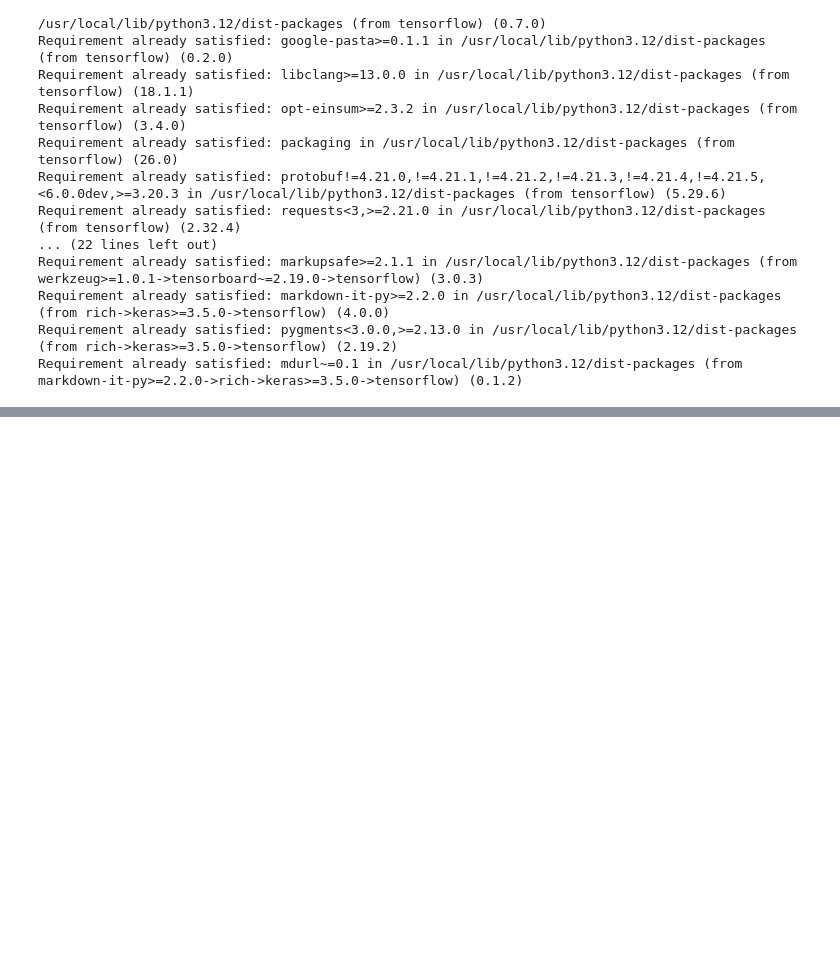
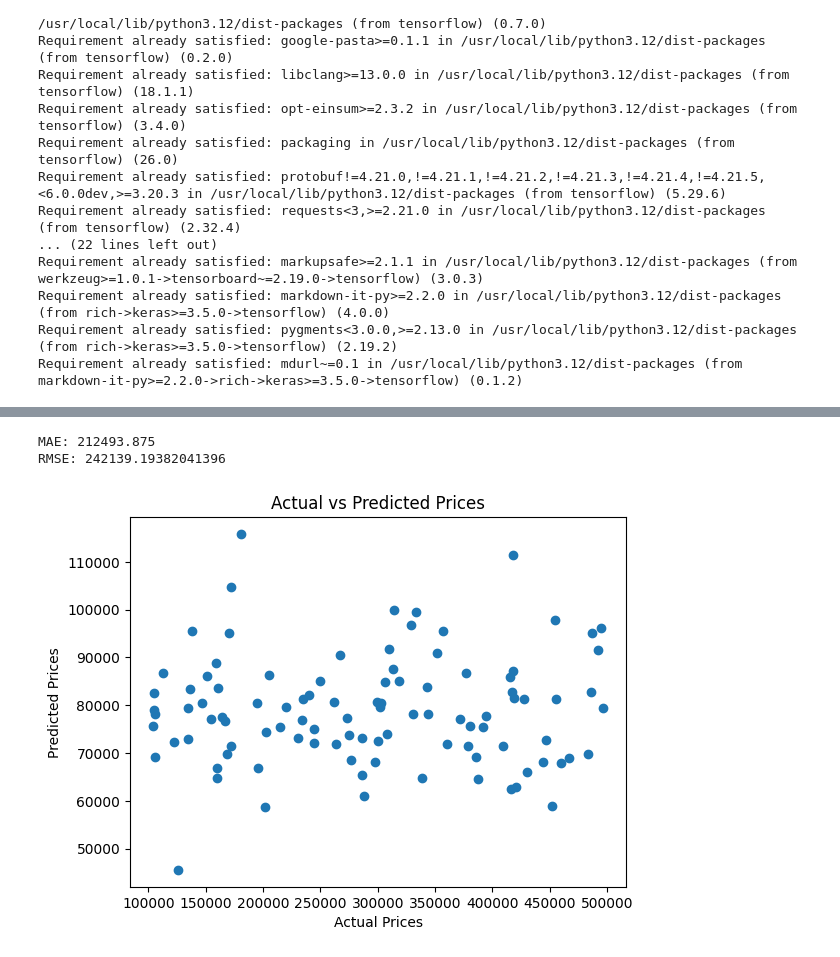
Before and after one commit to Fatima-05/Task3_-Housing-Price-Prediction, a Jupyter notebook: Task3_housing_price_pred.ipynb, the cells around one changed output, grey strips where cells are left out. Cells and saved outputs as stored; diff of their text form; code cells hidden in the pictures; blank space fills up the shorter version.

```diff
--- a/Task3_housing_price_pred.ipynb
+++ b/Task3_housing_price_pred.ipynb
@@ -119,0 +103,25 @@ X_tab = scaler.fit_transform(X_tab)
+# %%
+X_tab_train, X_tab_test, img_train, img_test, y_train, y_test = train_test_split(
+    X_tabular, image_features, y, test_size=0.2, random_state=42
+)
+# %%
+# Tabular input
+tabular_input = Input(shape=(X_tab_train.shape[1],))
+x1 = Dense(64, activation='relu')(tabular_input)
+
+# Image input
+image_input = Input(shape=(image_features.shape[1],))
+x2 = Dense(128, activation='relu')(image_input)
+
+# Combine
+combined = Concatenate()([x1, x2])
+
+# Final layers
+x = Dense(64, activation='relu')(combined)
+output = Dense(1)(x)
+
+model = Model(inputs=[tabular_input, image_input], outputs=output)
+
+model.compile(optimizer='adam', loss='mse')
+
+model.summary()
@@ -119,0 +153,8 @@ X_tab = scaler.fit_transform(X_tab)
+# %%
+history = model.fit(
+    [X_tab_train, img_train],
+    y_train,
+    validation_split=0.2,
+    epochs=15,
+    batch_size=32
+)
@@ -119,0 +179,2 @@ X_tab = scaler.fit_transform(X_tab)
+# %%
+y_pred = model.predict([X_tab_test, img_test])
@@ -119,0 +183,17 @@ X_tab = scaler.fit_transform(X_tab)
+# %%
+mae = mean_absolute_error(y_test, y_pred)
+rmse = np.sqrt(mean_squared_error(y_test, y_pred))
+
+print("MAE:", mae)
+print("RMSE:", rmse)
+# %% [output]
+MAE: 212493.875
+RMSE: 242139.19382041396
+# %%
+plt.scatter(y_test, y_pred)
+plt.xlabel("Actual Prices")
+plt.ylabel("Predicted Prices")
+plt.title("Actual vs Predicted Prices")
+plt.show()
+# %% [output]
+[figure, added]
```
Also changed, not shown: parts of 12 cells of this notebook.
